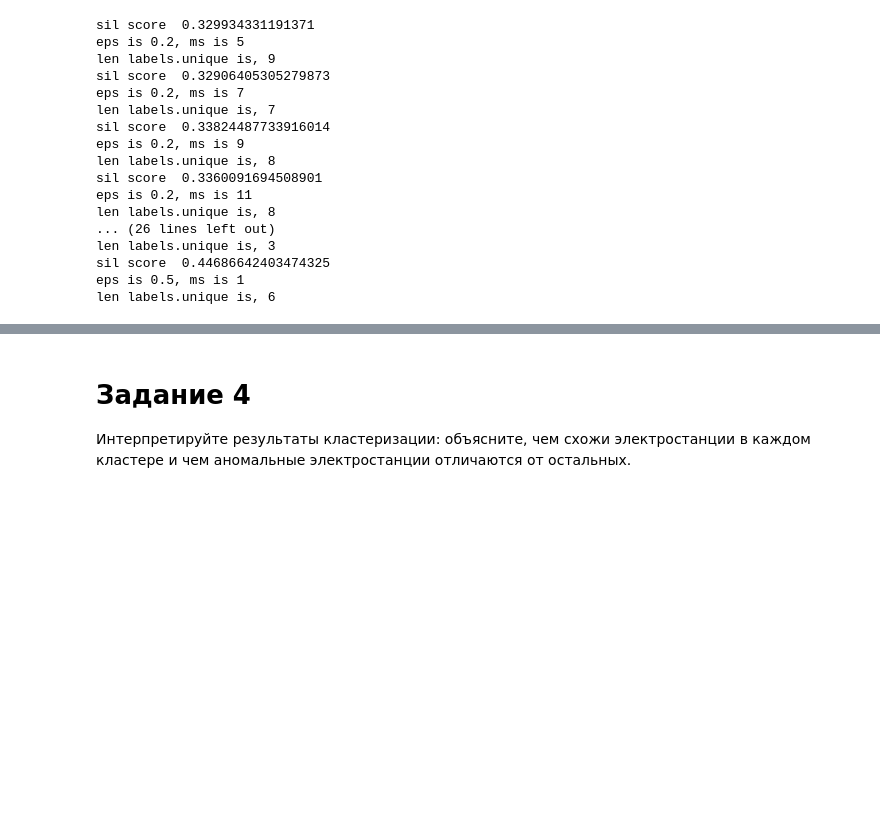
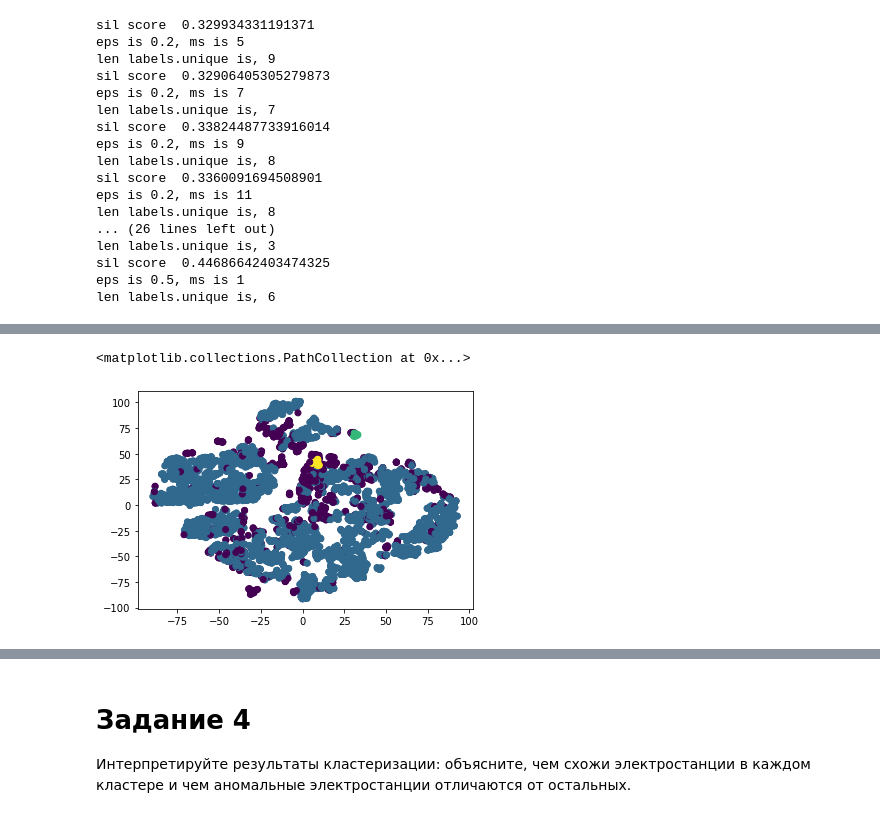
Before and after one commit to Fennec120/ds_junior, a Jupyter notebook: module_15/Практическая работа М15 DBSCAN.ipynb, the cells around one changed output, grey strips where cells are left out. Saved outputs shown, nothing was run; the diff lists cells and outputs as text; code cells hidden in the pictures; blank space fills up the shorter version.

```diff
--- a/module_15/Практическая работа М15 DBSCAN.ipynb
+++ b/module_15/Практическая работа М15 DBSCAN.ipynb
@@ -639,0 +506,13 @@ len(df_no_outliers_scaled.labels.unique())
+# %%
+tsne = TSNE(n_components=2, perplexity=25)
+df_emb = tsne.fit_transform(df_scaled.drop('labels', axis=1))
+data = pd.DataFrame(df_emb)
+data['labels'] = 0
+data = data.drop('labels', axis=1)
+model = models_no_outs_scaled['model_9']['model']
+data['labels'] = model.labels_
+# %%
+plt.scatter(data[0], data[1], c=data.labels)
+# %% [output]
+<matplotlib.collections.PathCollection at 0x...>
+[figure, added]
```
Also changed, not shown: parts of 21 cells of this notebook, 3 other files.
